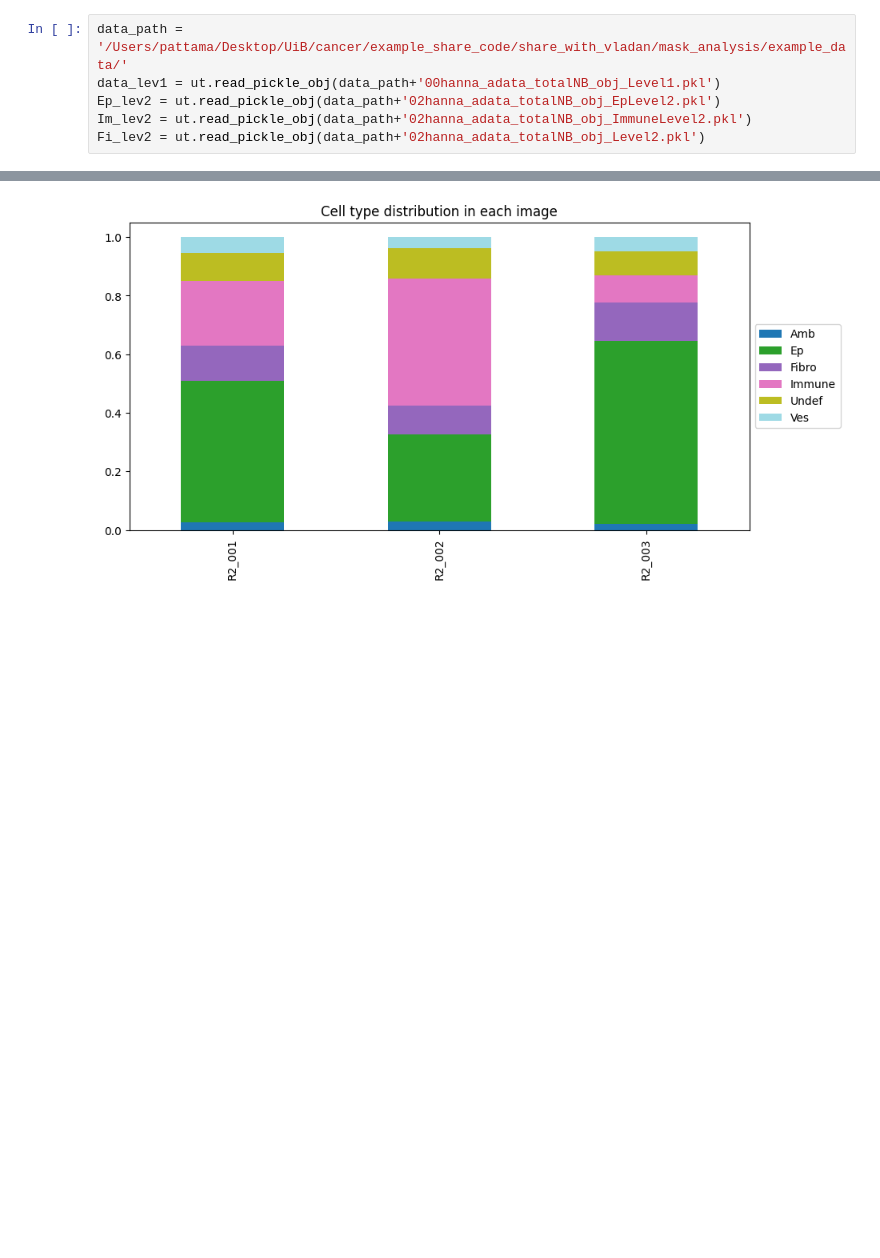
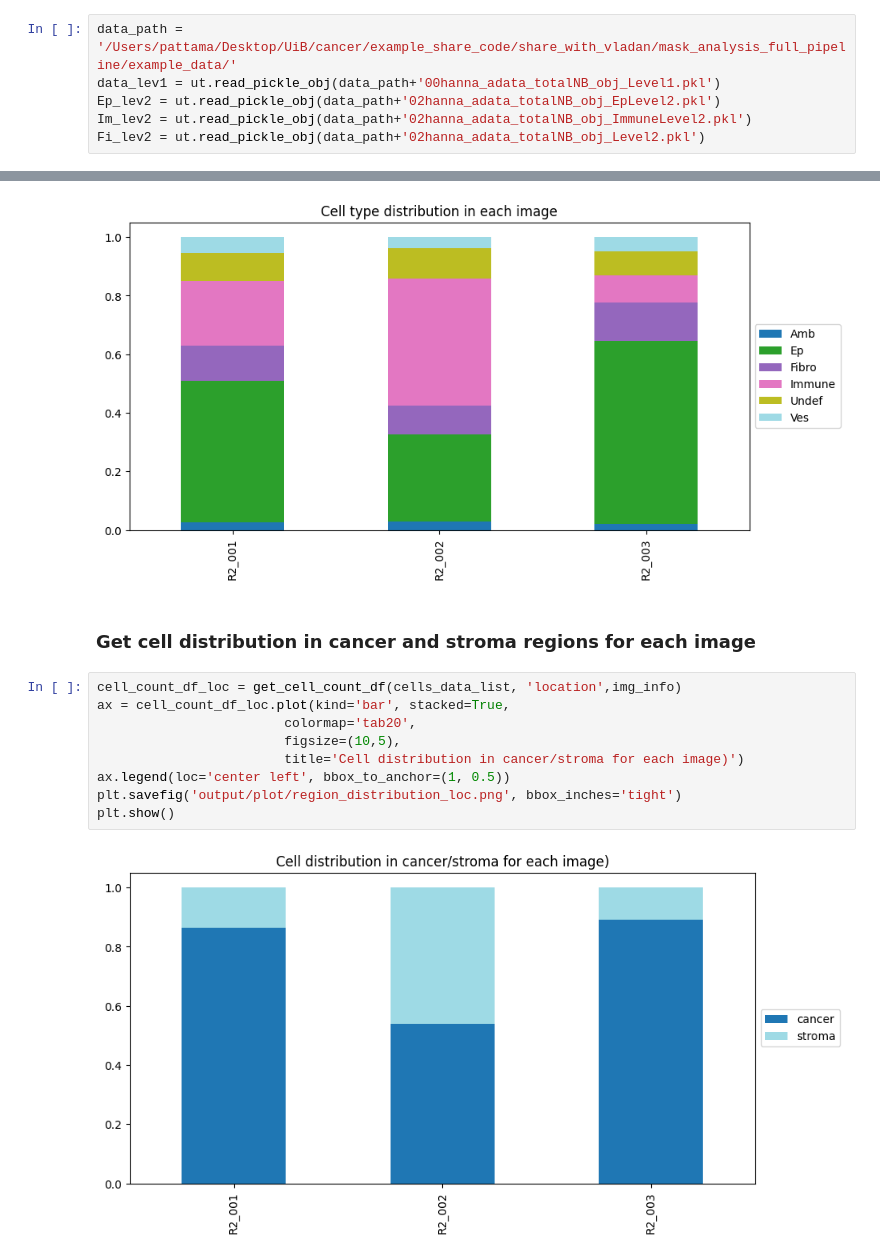
Before and after one commit to PattaWapee/IMCprocess, a Jupyter notebook: notebooks/mask_analysis/mask_analysis_full_pipeline/01pipeline_level1.ipynb, the cells around one changed output, grey strips where cells are left out. Cells and saved outputs as stored; diff of their text form; blank space fills up the shorter version.

```diff
--- a/notebooks/mask_analysis/mask_analysis_full_pipeline/01pipeline_level1.ipynb
+++ b/notebooks/mask_analysis/mask_analysis_full_pipeline/01pipeline_level1.ipynb
@@ -19,7 +19,7 @@ import IMCprocess.utils.utils as ut
 # %% [markdown]
 ## Merge label for level2 in level1 object
 # %%
-data_path = '/Users/pattama/Desktop/UiB/cancer/example_share_code/share_with_vladan/mask_analysis/example_data/'
+data_path = '/Users/pattama/Desktop/UiB/cancer/example_share_code/share_with_vladan/mask_analysis_full_pipeline/example_data/'
 data_lev1 = ut.read_pickle_obj(data_path+'00hanna_adata_totalNB_obj_Level1.pkl')
 Ep_lev2 = ut.read_pickle_obj(data_path+'02hanna_adata_totalNB_obj_EpLevel2.pkl')
 Im_lev2 = ut.read_pickle_obj(data_path+'02hanna_adata_totalNB_obj_ImmuneLevel2.pkl')
@@ -227,3 +209,16 @@ plt.savefig('output/plot/cell_type_distribution_level1.png', bbox_inches='tight'
 plt.show()
 # %% [output]
 [figure]
+# %% [markdown]
+### Get cell distribution in cancer and stroma regions for each image
+# %%
+cell_count_df_loc = get_cell_count_df(cells_data_list, 'location',img_info)
+ax = cell_count_df_loc.plot(kind='bar', stacked=True,
+                        colormap='tab20',
+                        figsize=(10,5),
+                        title='Cell distribution in cancer/stroma for each image)')
+ax.legend(loc='center left', bbox_to_anchor=(1, 0.5))
+plt.savefig('output/plot/region_distribution_loc.png', bbox_inches='tight')
+plt.show()
+# %% [output]
+[figure, added]
```
Also changed, not shown: parts of 6 cells of this notebook, 4 other files.
